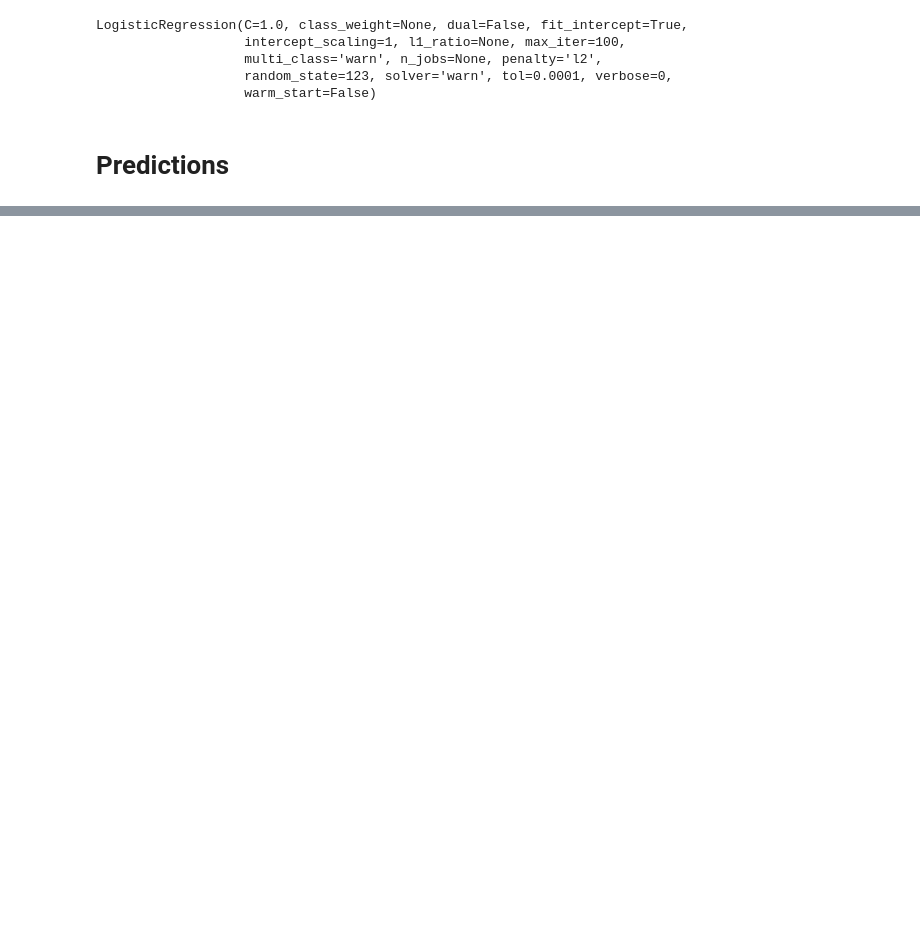
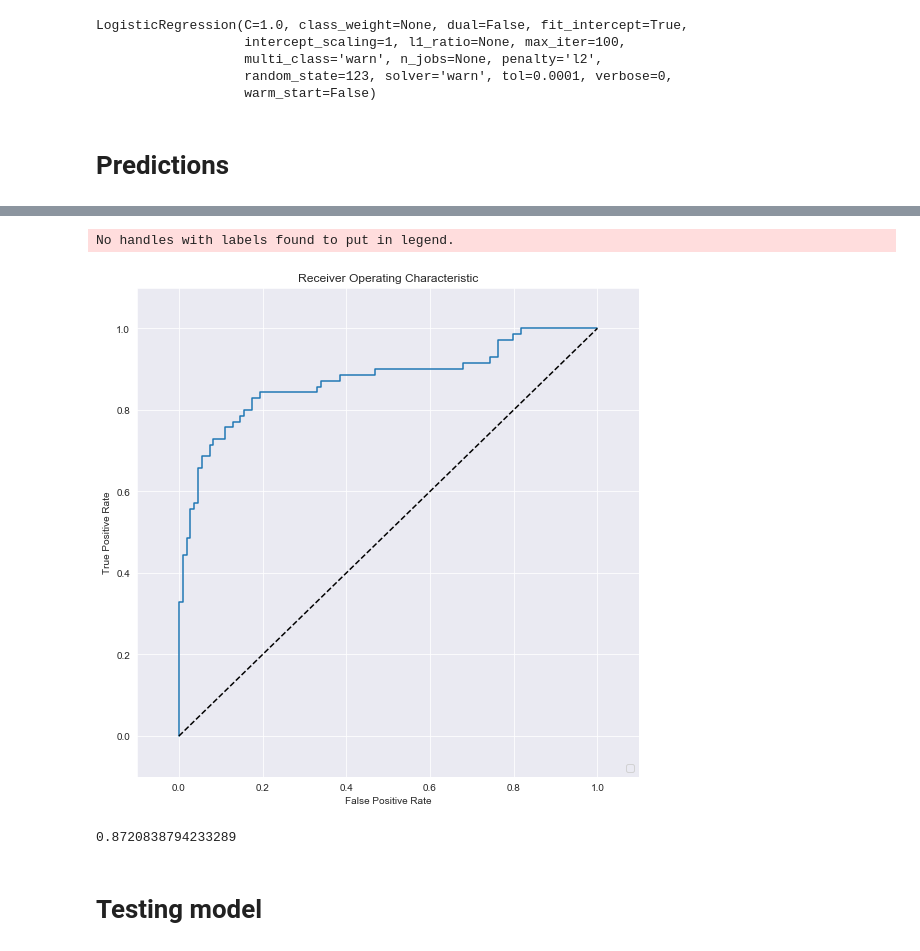
Before and after one commit to AnaCristina89/kaggle, a Jupyter notebook: titanic.ipynb, the cells around one changed output, grey strips where cells are left out. Saved outputs shown, nothing was run; the diff lists cells and outputs as text; code cells hidden in the pictures; blank space fills up the shorter version.

Commit message:
Predictions model

```diff
--- a/titanic.ipynb
+++ b/titanic.ipynb
@@ -297,0 +357,3 @@ pred[:10]
+# %%
+# Calculate ROC curve from y_val and pred
+fpr, tpr, thresholds = roc_curve(y_val, pred)
@@ -297,0 +362,28 @@ pred[:10]
+# %%
+# Inicilized figure
+fig=  plt.figure(figsize= (9,9))
+plt.title('Receiver Operating Characteristic')
+
+#Plot ROC curve
+plt.plot(fpr, tpr)
+plt.legend(loc= 'lower right')
+
+# Diagonal 45 degree line
+plt.plot([0,1],[0,1],'k--')
+
+# Axes limits and labels
+plt.xlim([-0.1,1.1])
+plt.ylim([-0.1,1.1])
+plt.ylabel('True Positive Rate')
+plt.xlabel('False Positive Rate')
+plt.show()
+# %% [output]
+No handles with labels found to put in legend.
+[figure, added]
+# %%
+# AUROC
+roc_auc_score(y_val, pred)
+# %% [output]
+0.8720838794233289
+# %% [markdown]
+# Testing model
```
Also changed, not shown: parts of 30 cells of this notebook, 3 other files.
